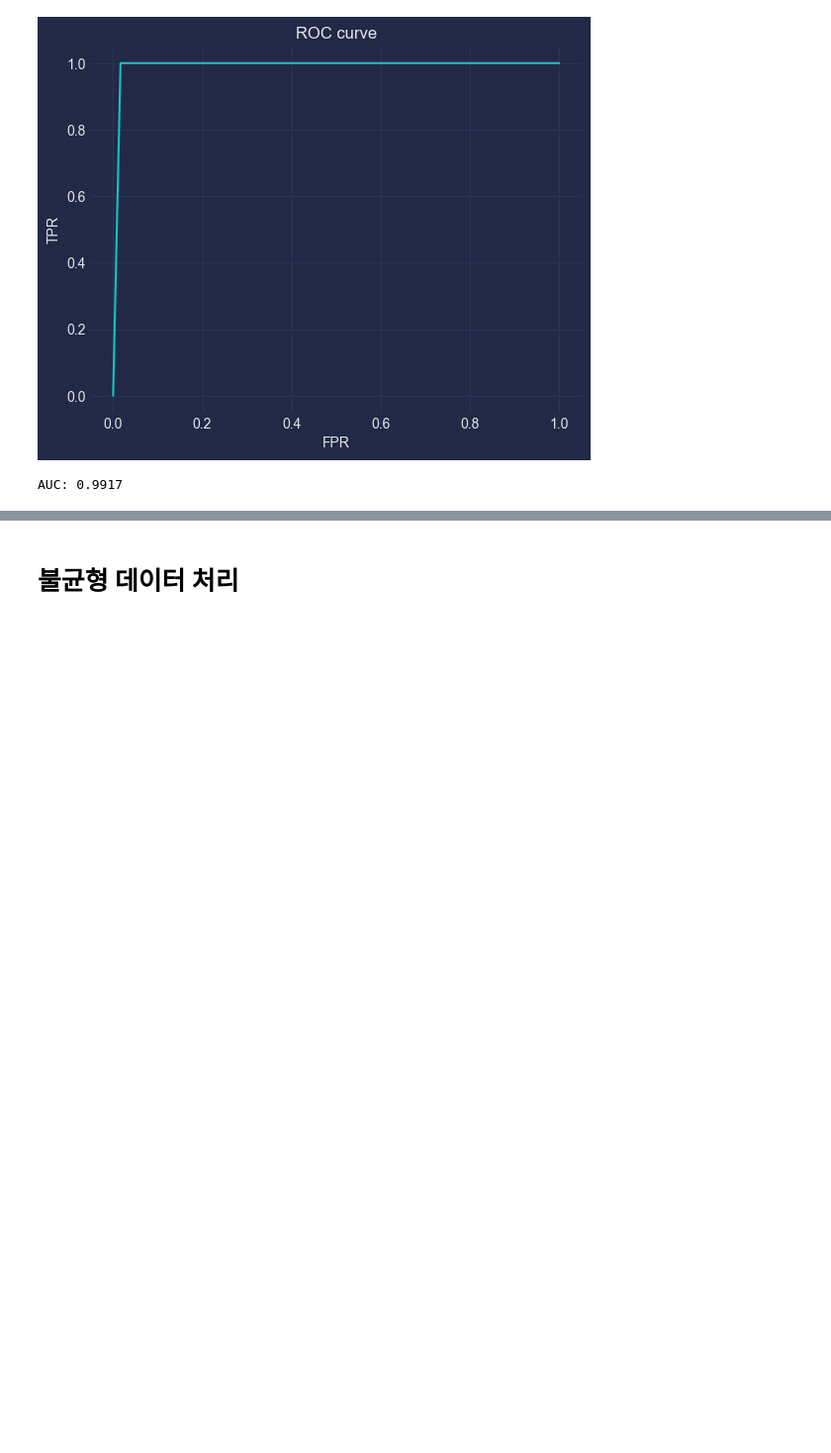
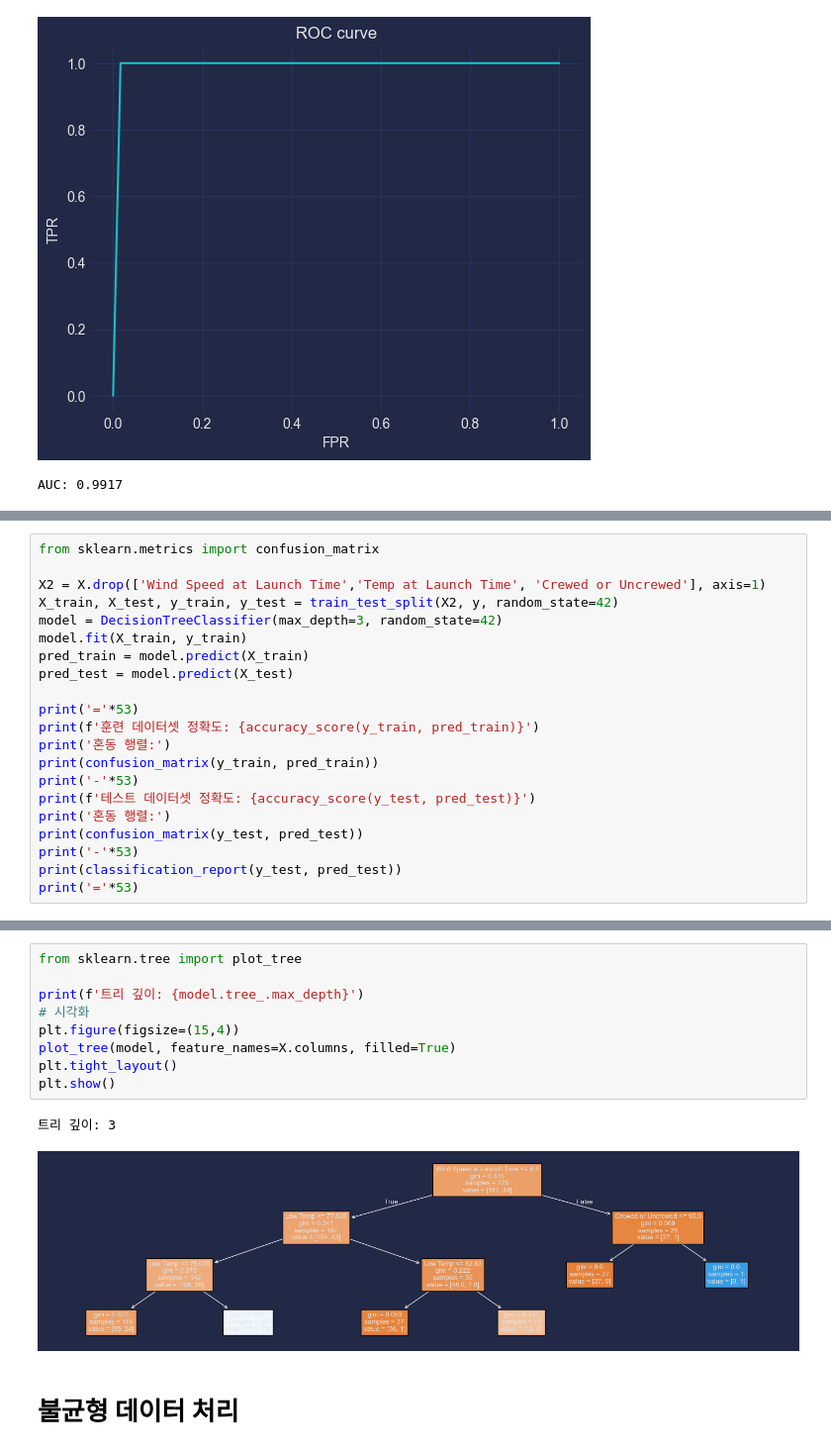
Before and after one commit to zer0ken/ms-ai-school, a Jupyter notebook: rocket/12_로켓발사_실습.ipynb, the cells around one changed output, grey strips where cells are left out. Shown at 99% size. Cells and saved outputs as stored; diff of their text form; blank space fills up the shorter version.

```diff
--- a/rocket/12_로켓발사_실습.ipynb
+++ b/rocket/12_로켓발사_실습.ipynb
@@ -349,0 +365,21 @@ AUC: 0.9917
+# %%
+from sklearn.metrics import confusion_matrix
+
+X2 = X.drop(['Wind Speed at Launch Time','Temp at Launch Time', 'Crewed or Uncrewed'], axis=1)
+X_train, X_test, y_train, y_test = train_test_split(X2, y, random_state=42)
+model = DecisionTreeClassifier(max_depth=3, random_state=42)
+model.fit(X_train, y_train)
+pred_train = model.predict(X_train)
+pred_test = model.predict(X_test)
+
+print('='*53)
+print(f'훈련 데이터셋 정확도: {accuracy_score(y_train, pred_train)}')
+print('혼동 행렬:')
+print(confusion_matrix(y_train, pred_train))
+print('-'*53)
+print(f'테스트 데이터셋 정확도: {accuracy_score(y_test, pred_test)}')
+print('혼동 행렬:')
+print(confusion_matrix(y_test, pred_test))
+print('-'*53)
+print(classification_report(y_test, pred_test))
+print('='*53)
@@ -350,3 +404,15 @@ AUC: 0.9917
+# %%
+from sklearn.tree import plot_tree
+
+print(f'트리 깊이: {model.tree_.max_depth}')
+# 시각화
+plt.figure(figsize=(15,4))
+plot_tree(model, feature_names=X.columns, filled=True)
+plt.tight_layout()
+plt.show()
+# %% [output]
+트리 깊이: 3
+[figure, added]
 # %% [markdown]
 # 불균형 데이터 처리
 # %%
```
Also changed, not shown: parts of 12 cells of this notebook.
